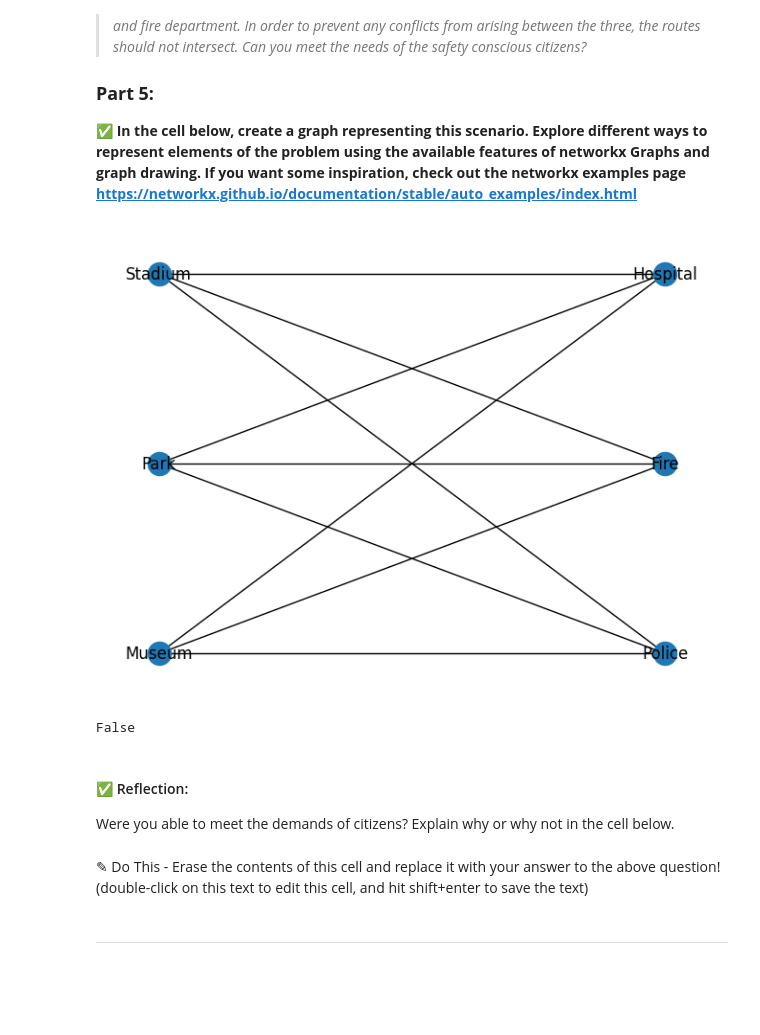
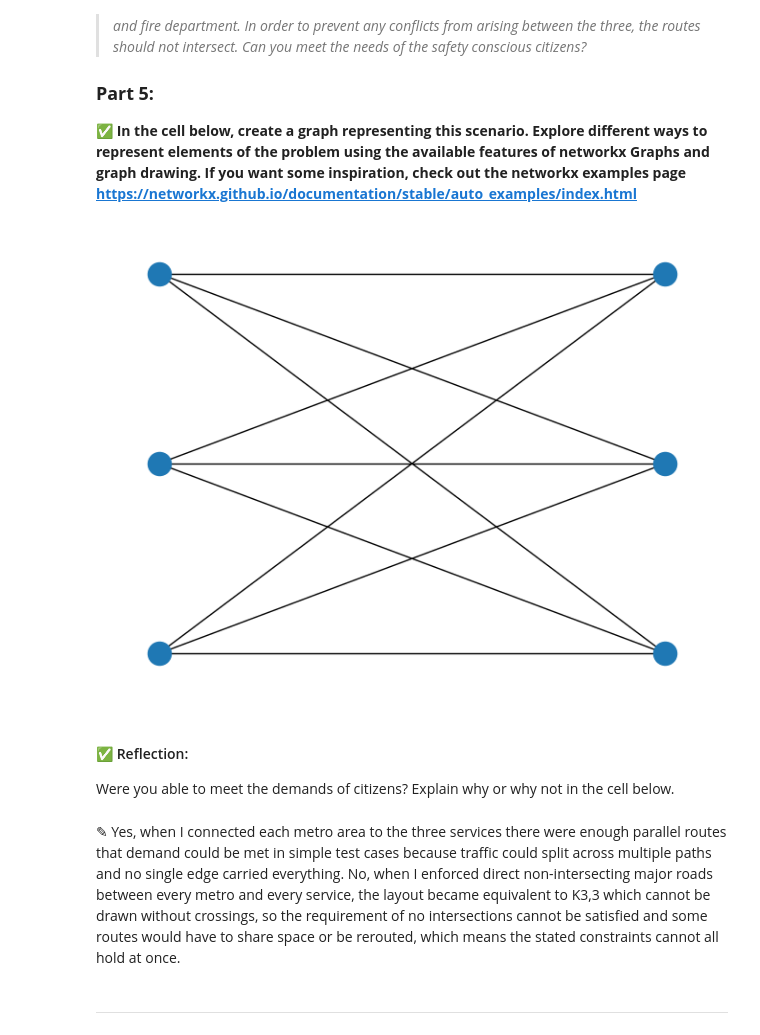
Before and after one commit to BigusMaximus/CMSE-202-Fall-2025, a Jupyter notebook: notebooks/InClasses/Day-10_In-Class_GraphTheory-STUDENT.ipynb, the cells around one changed output. Cells and saved outputs as stored; diff of their text form; code cells hidden in the pictures; blank space fills up the shorter version.

```diff
--- a/notebooks/InClasses/Day-10_In-Class_GraphTheory-STUDENT.ipynb
+++ b/notebooks/InClasses/Day-10_In-Class_GraphTheory-STUDENT.ipynb
@@ -289,33 +289,23 @@ plt.show()
 # %%
 import networkx as nx
 import matplotlib.pyplot as plt
 
 G = nx.Graph()
-metros = ["Park","Stadium","Museum"]
-services = ["Hospital","Police","Fire"]
-G.add_nodes_from(metros, bipartite=0)
-G.add_nodes_from(services, bipartite=1)
-for m in metros:
-    for s in services:
-        G.add_edge(m, s)
-
-pos = {}
-pos.update(nx.bipartite_layout(G, metros, scale=2))
-pos.update({n: (pos[n][0], pos[n][1]) for n in G.nodes()})
-nx.draw(G, pos, with_labels=True)
+G.add_nodes_from([0,1,2,3,4,5])
+for u in [0,1,2]:
+    for v in [3,4,5]:
+        G.add_edge(u, v)
+pos = nx.bipartite_layout(G, [0,1,2])
+nx.draw(G, pos, with_labels=False)
 plt.show()
-
-is_planar, _ = nx.check_planarity(G)
-print(is_planar)
 # %% [output]
-[figure, old version]
+[figure, new version]
-False
 # %% [markdown]
 #### &#9989; Reflection:
 
 Were you able to meet the demands of citizens? Explain why or why not in the cell below.
-# %% [markdown]
-<font size=+3>&#9998;</font> Do This - Erase the contents of this cell and replace it with your answer to the above question!  (double-click on this text to edit this cell, and hit shift+enter to save the text)
+# %% [markdown]
+<font size=+3>&#9998;</font> Yes, when I connected each metro area to the three services there were enough parallel routes that demand could be met in simple test cases because traffic could split across multiple paths and no single edge carried everything. No, when I enforced direct non-intersecting major roads between every metro and every service, the layout became equivalent to K3,3 which cannot be drawn without crossings, so the requirement of no intersections cannot be satisfied and some routes would have to share space or be rerouted, which means the stated constraints cannot all hold at once.
 # %% [markdown]
 ----
 # %% [markdown]
```
